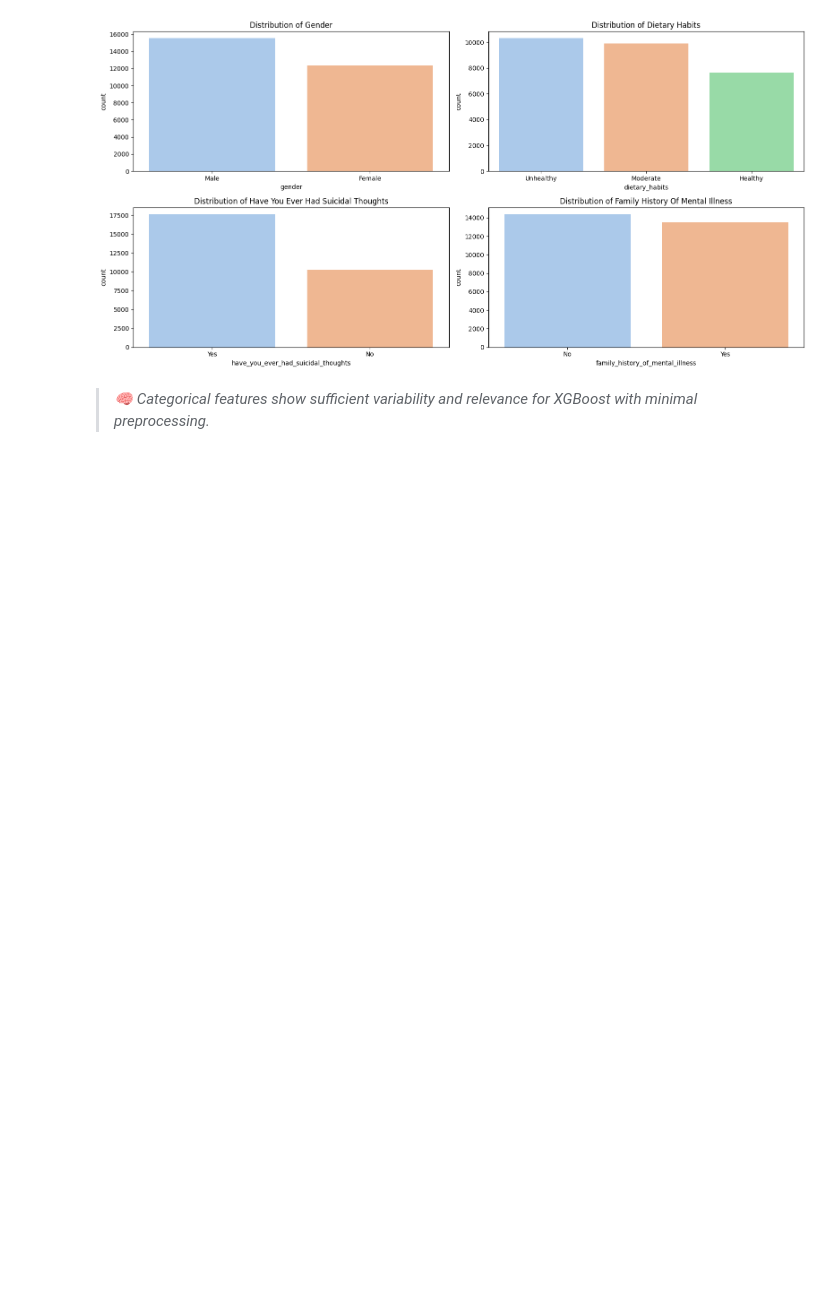
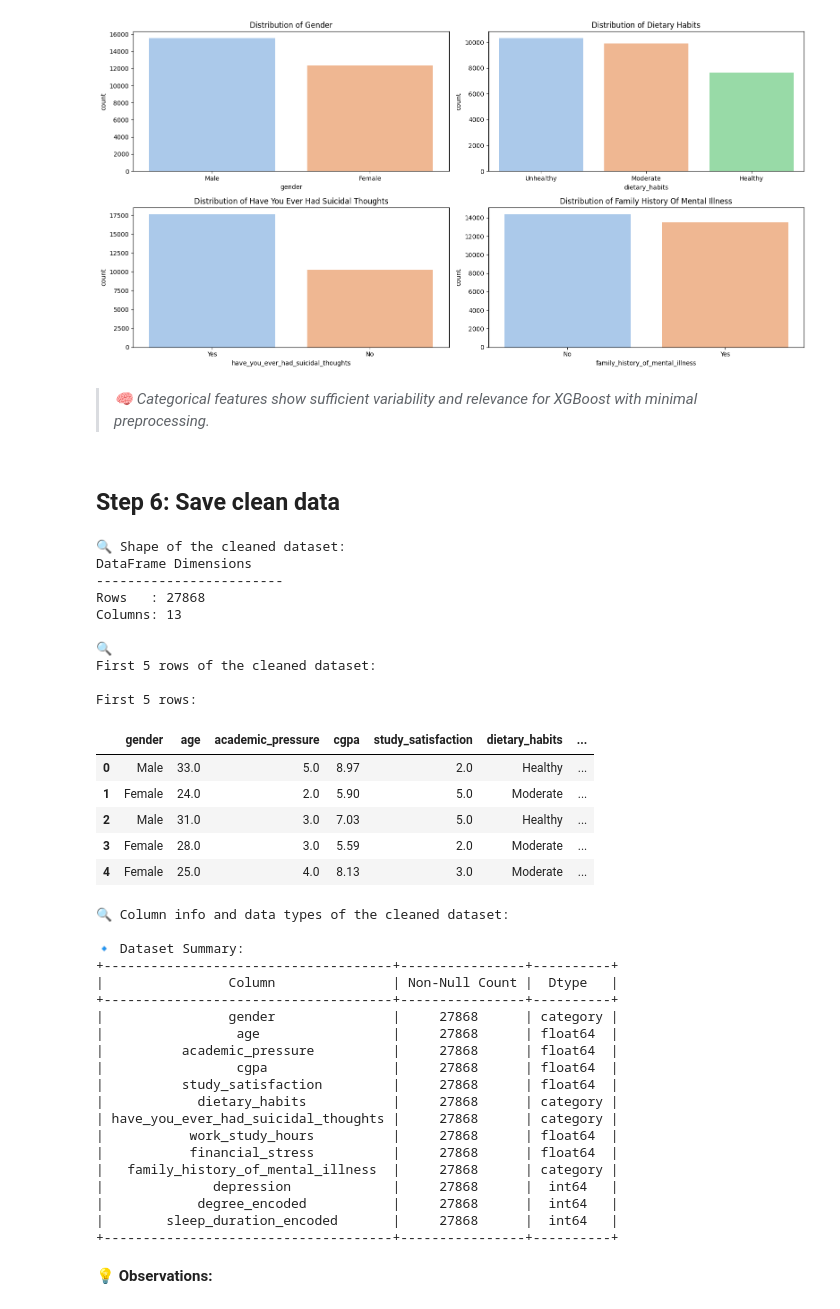
Before and after one commit to SeminiAmanda/student-depression-predictor, a Jupyter notebook: notebooks/FC110552_mithula-cbw/01_data_preprocessing.ipynb, the cells around one changed output. Cells and saved outputs as stored; diff of their text form; code cells hidden in the pictures; blank space fills up the shorter version.

Commit message:
fix dataframe flow

```diff
--- a/notebooks/FC110552_mithula-cbw/01_data_preprocessing.ipynb
+++ b/notebooks/FC110552_mithula-cbw/01_data_preprocessing.ipynb
@@ -846,7 +846,7 @@ axes = axes.flatten()
 
 # Plot each numerical column
 for i, col in enumerate(num_cols):
-    sns.histplot(data=df_cleaned, x=col, kde=False, bins=20, ax=axes[i], color='teal')
+    sns.histplot(data=df_encoded, x=col, kde=False, bins=20, ax=axes[i], color='teal')
     axes[i].set_title(f"Distribution of {col}", pad=15)
     axes[i].set_xlabel(col)
     axes[i].set_ylabel("Count")
@@ -948,9 +948,9 @@ print(value_counts_pretty(df_cleaned[df_cleaned['cgpa'] < 6]['cgpa']
 > *🧠 Let's fill these with the mean CGPA to preserve data integrity*
 # %%
 # Replace 0 with NaN to mark as missing
-df_cleaned['cgpa'] = df_cleaned['cgpa'].replace(0, np.nan)
+df_encoded['cgpa'] = df_encoded['cgpa'].replace(0, np.nan)
 
-mean_cgpa = df_cleaned['cgpa'].mean()
+mean_cgpa = df_encoded['cgpa'].mean()
 # Fill NaNs with the mean
-df_cleaned['cgpa'] = df_cleaned['cgpa'].fillna(mean_cgpa)
+df_encoded['cgpa'] = df_encoded['cgpa'].fillna(mean_cgpa)
 # %%
@@ -1004,3 +1006,62 @@ plt.show()
 [figure]
 # %% [markdown]
 > *🧠 Categorical features show sufficient variability and relevance for XGBoost with minimal preprocessing.*
+# %% [markdown]
+## Step 6: Save clean data
+# %%
+# Quick look at cleaned data
+
+print(f"🔍 Shape of the cleaned dataset:")
+get_data_shape(df_encoded)
+print(f"🔍 \nFirst 5 rows of the cleaned dataset:")
+print_head(df_encoded)
+print(f"\n🔍 Column info and data types of the cleaned dataset:")
+table = PrettyTable()
+table.field_names = ["Column", "Non-Null Count", "Dtype"]
+
+for col in df_encoded.columns:
+    non_null_count = df_encoded[col].count()
+    dtype = df_encoded[col].dtype
+    table.add_row([col, non_null_count, dtype])
+
+print("\n🔹 Dataset Summary:")
+print(table)
+# %% [output]
+🔍 Shape of the cleaned dataset:
+DataFrame Dimensions
+------------------------
+Rows   : 27868
+Columns: 13
+
+🔍
+First 5 rows of the cleaned dataset:
+
+First 5 rows:
+|  | gender | age | academic_pressure | cgpa | study_satisfaction | dietary_habits | ... |
+| 0 | Male | 33.0 | 5.0 | 8.97 | 2.0 | Healthy | ... |
+| 1 | Female | 24.0 | 2.0 | 5.90 | 5.0 | Moderate | ... |
+| 2 | Male | 31.0 | 3.0 | 7.03 | 5.0 | Healthy | ... |
+| 3 | Female | 28.0 | 3.0 | 5.59 | 2.0 | Moderate | ... |
+| 4 | Female | 25.0 | 4.0 | 8.13 | 3.0 | Moderate | ... |
+🔍 Column info and data types of the cleaned dataset:
+
+🔹 Dataset Summary:
++-------------------------------------+----------------+----------+
+|                Column               | Non-Null Count |  Dtype   |
++-------------------------------------+----------------+----------+
+|                gender               |     27868      | category |
+|                 age                 |     27868      | float64  |
+|          academic_pressure          |     27868      | float64  |
+|                 cgpa                |     27868      | float64  |
+|          study_satisfaction         |     27868      | float64  |
+|            dietary_habits           |     27868      | category |
+| have_you_ever_had_suicidal_thoughts |     27868      | category |
+|           work_study_hours          |     27868      | float64  |
+|           financial_stress          |     27868      | float64  |
+|   family_history_of_mental_illness  |     27868      | category |
+|              depression             |     27868      |  int64   |
+|            degree_encoded           |     27868      |  int64   |
+|        sleep_duration_encoded       |     27868      |  int64   |
++-------------------------------------+----------------+----------+
+# %% [markdown]
+💡 **Observations:**
```
Also changed, not shown: parts of 7 cells of this notebook.
